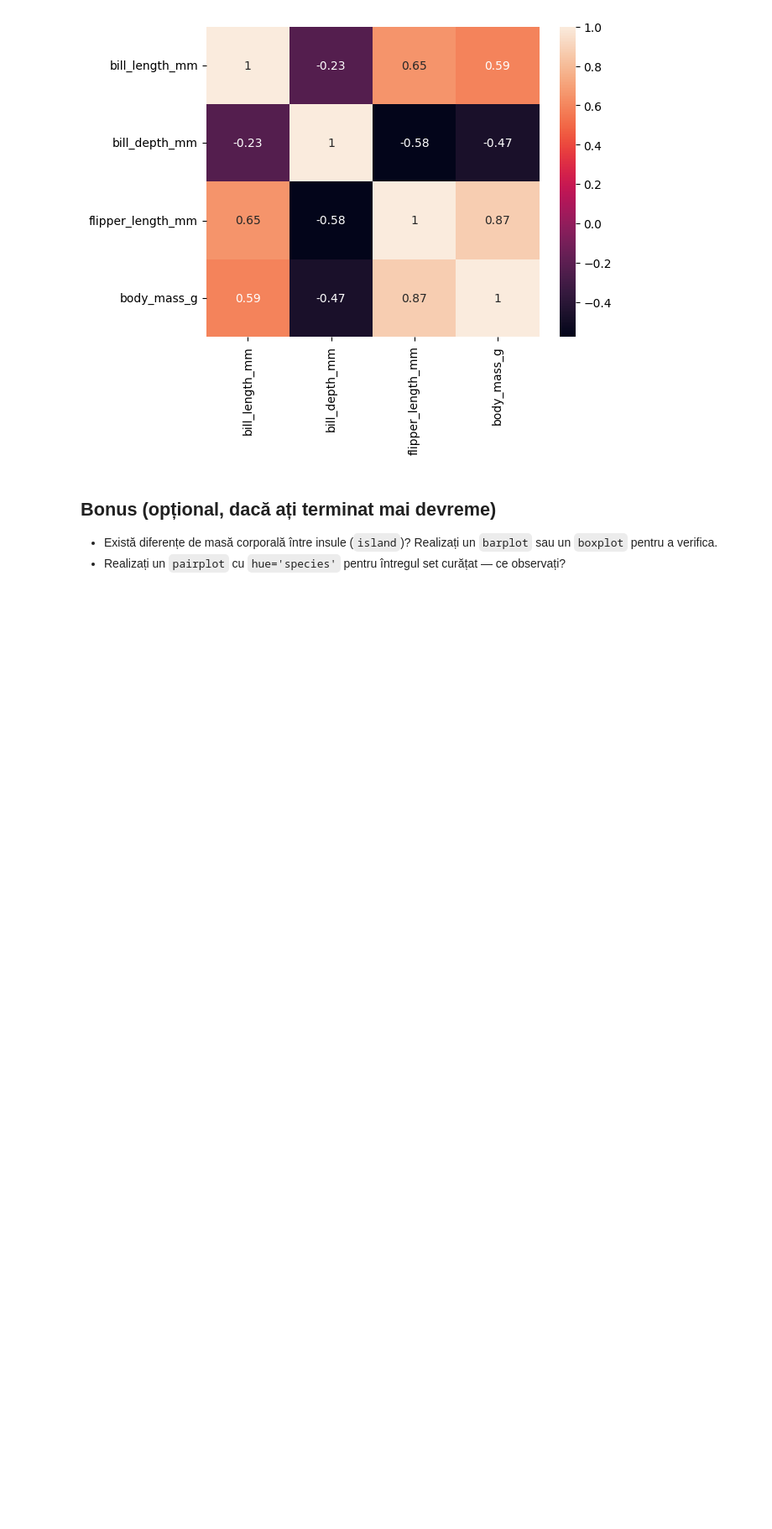
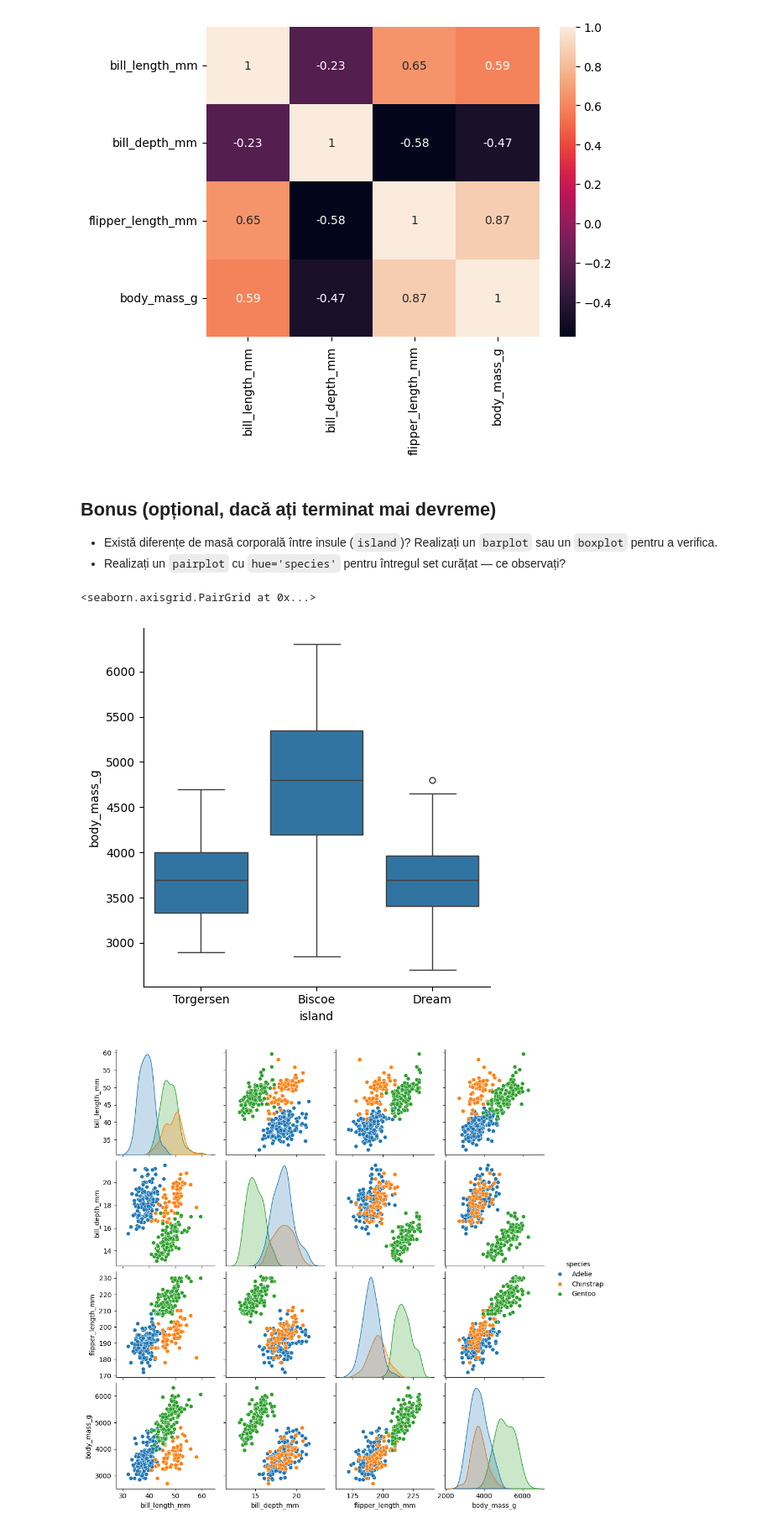
Before and after one commit to Cristiana-Mihaela/ML-Seminar-CapritaCristiana, a Jupyter notebook: Tema_Laborator_2_ML.ipynb, the cells around one changed output. Shown at 84% size. Saved outputs shown, nothing was run; the diff lists cells and outputs as text; code cells hidden in the pictures; blank space fills up the shorter version.

```diff
--- a/Tema_Laborator_2_ML.ipynb
+++ b/Tema_Laborator_2_ML.ipynb
@@ -291,3 +291,9 @@ sns.heatmap(corr, annot=True)
 - Realizați un `pairplot` cu `hue='species'` pentru întregul set curățat — ce observați?
 # %%
 # Bonus — opțional
+sns.catplot(x='island', y='body_mass_g', data=penguins_clean, kind='box')
+sns.pairplot(penguins_clean, hue='species')
+# %% [output]
+<seaborn.axisgrid.PairGrid at 0x...>
+[figure, added]
+[figure, added]
```
